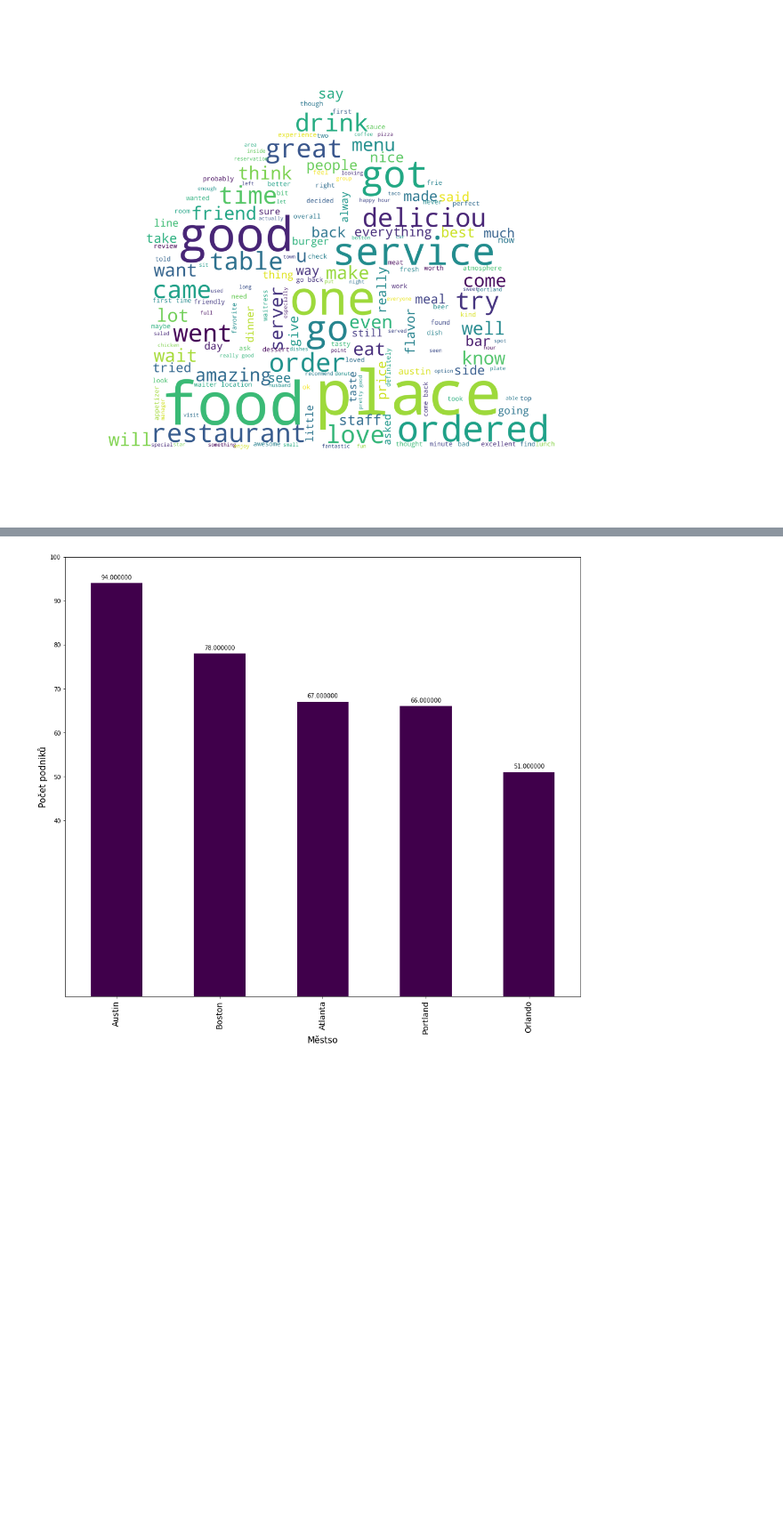
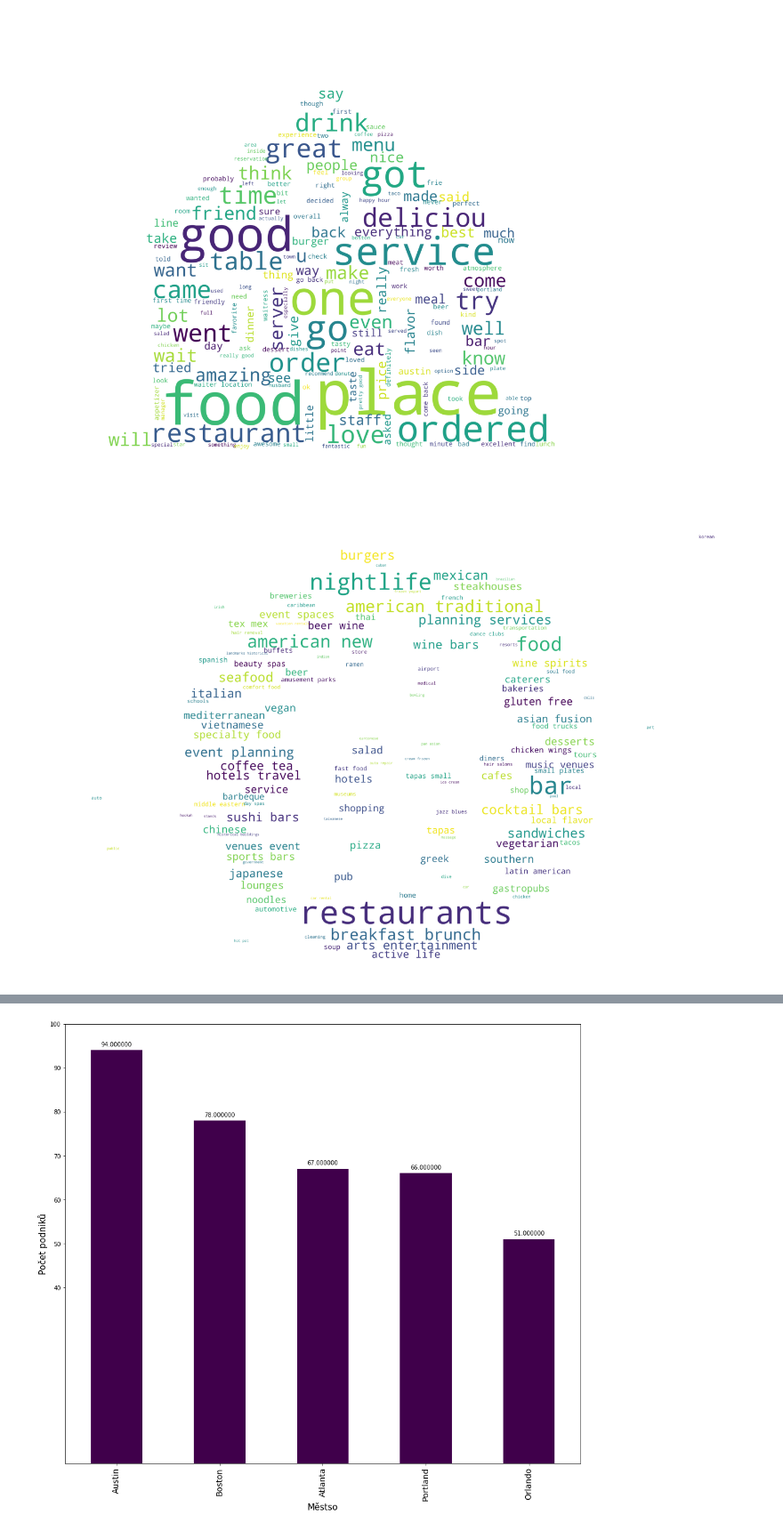
Before and after one commit to DAB-2021/4IZ481_Yelp2, a Jupyter notebook: YelpEDA.ipynb, the cells around one changed output, grey strips where cells are left out. Shown at 89% size. Cells and saved outputs as stored; diff of their text form; code cells hidden in the pictures; blank space fills up the shorter version.

Commit message:
wordclouds everywhere

```diff
--- a/YelpEDA.ipynb
+++ b/YelpEDA.ipynb
@@ -75,3 +93,23 @@ plt.savefig('WordName.jpg', dpi=900, bbox_inches='tight', quality=95)
 plt.show()
 # %% [output]
 [figure]
+# %%
+dfBus = pd.read_csv('dataset/businesses.csv')
+# %%
+house = np.array(Image.open('food.jpg'))
+
+names = ' '.join(dfBus['categories'].str.lower().values)
+wordcloud = WordCloud(background_color='white',
+                        height=900,
+                        width=800,
+                        scale=20,
+                        prefer_horizontal=0.9999,
+                        mask=house
+                     ).generate(names)
+plt.figure(figsize=[25, 18])
+plt.imshow(wordcloud)
+plt.axis('off')
+# plt.savefig('WordCat.jpg', dpi=900, bbox_inches='tight', quality=95)
+plt.show()
+# %% [output]
+[figure, added]
```
Also changed, not shown: parts of 27 cells of this notebook.
